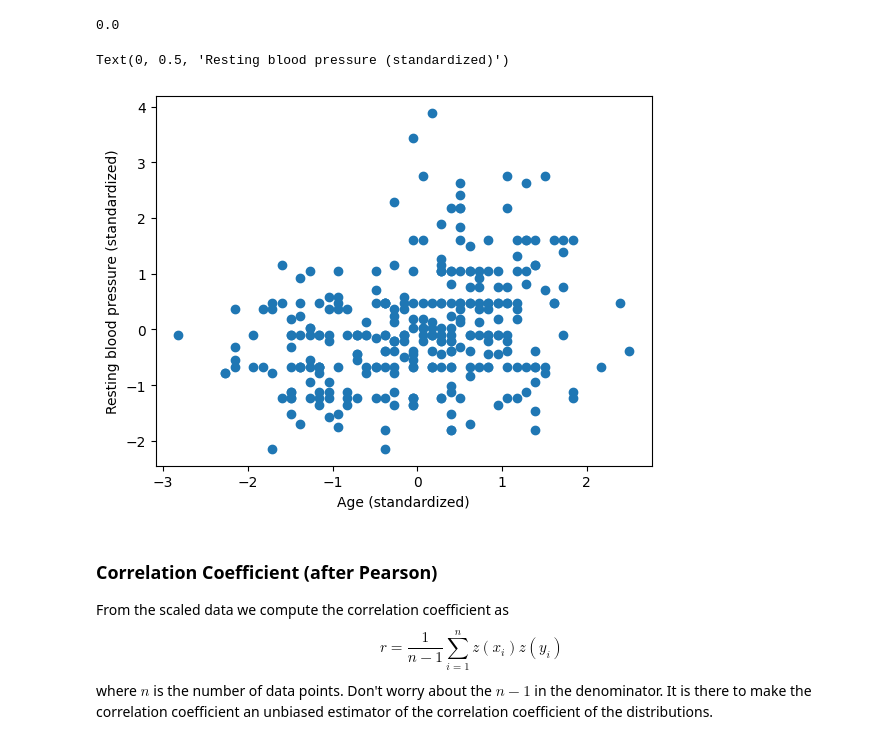
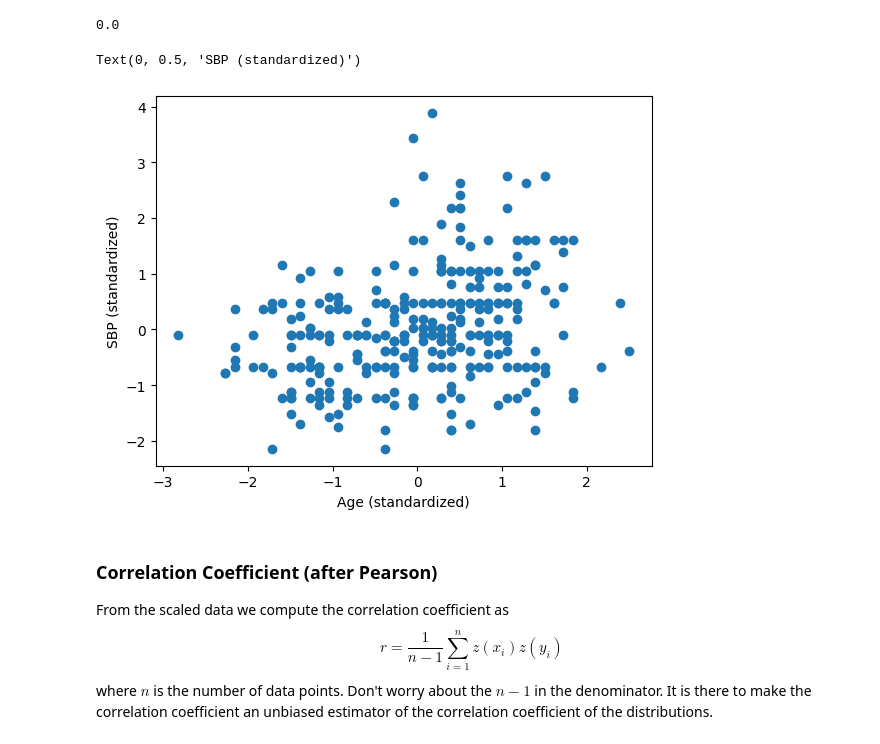
Before and after one commit to ioskn/mldl_htwg, a Jupyter notebook: intro/cor.ipynb, the cells around one changed output. Cells and saved outputs as stored; diff of their text form; code cells hidden in the pictures.

```diff
--- a/intro/cor.ipynb
+++ b/intro/cor.ipynb
@@ -63,10 +54,10 @@ np.max(xd-x)
 # %%
 plt.scatter(x, y)
 plt.xlabel("Age (standardized)")
-plt.ylabel("Resting blood pressure (standardized)")
+plt.ylabel("SBP (standardized)")
 # %% [output]
-Text(0, 0.5, 'Resting blood pressure (standardized)')
+Text(0, 0.5, 'SBP (standardized)')
-[figure, old version]
+[figure, new version]
 # %% [markdown]
 ### Correlation Coefficient (after Pearson)
 From the scaled data we compute the correlation coefficient as
```
Also changed, not shown: parts of 2 cells of this notebook, 2 other files.
